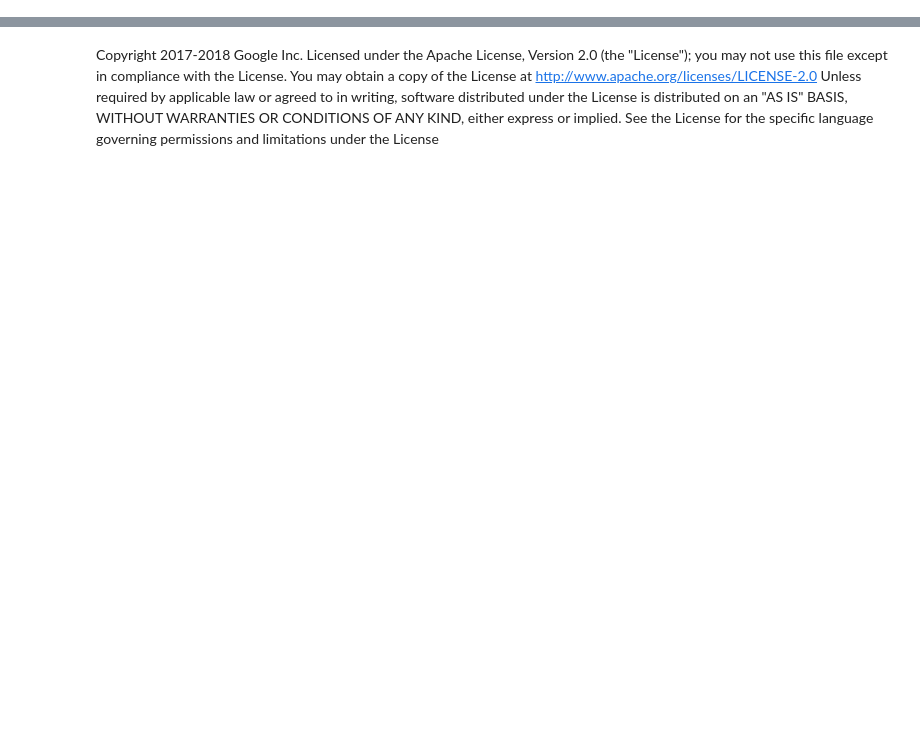
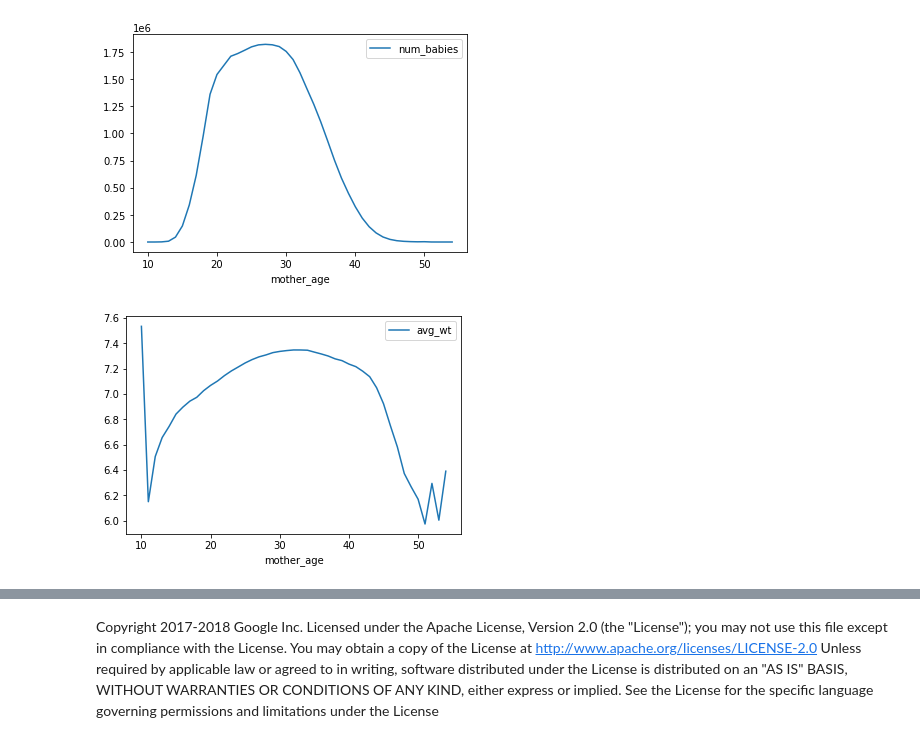
Before and after one commit to pascal-p/ML_with_TF_GCP, a Jupyter notebook: C06-w01-Lab_explore.ipynb, the cells around one changed output, grey strips where cells are left out. Cells and saved outputs as stored; diff of their text form; code cells hidden in the pictures; blank space fills up the shorter version.

```diff
--- a/C06-w01-Lab_explore.ipynb
+++ b/C06-w01-Lab_explore.ipynb
@@ -86,0 +82,8 @@ df.plot(x='is_male', y='avg_wt', kind='bar');
+# %%
+xcol = 'mother_age'
+df = get_distinct_values(xcol)
+df = df.sort_values(xcol)
+plot_fn(df, xcol, kind='line') # Line plots to see mother_age with avg_wt linear and num_babies
+# %% [output]
+[figure, added]
+[figure, added]
```
Also changed, not shown: parts of 13 cells of this notebook.
